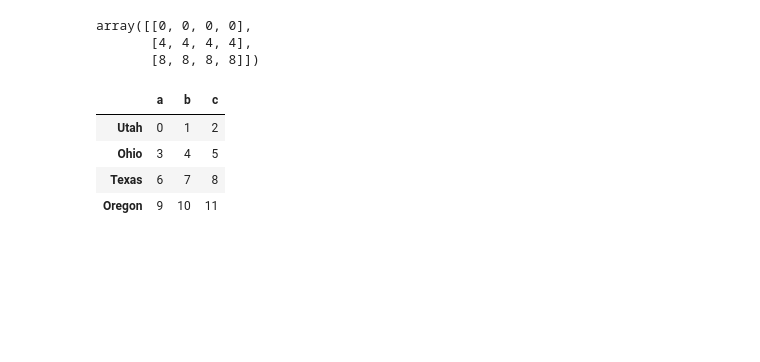
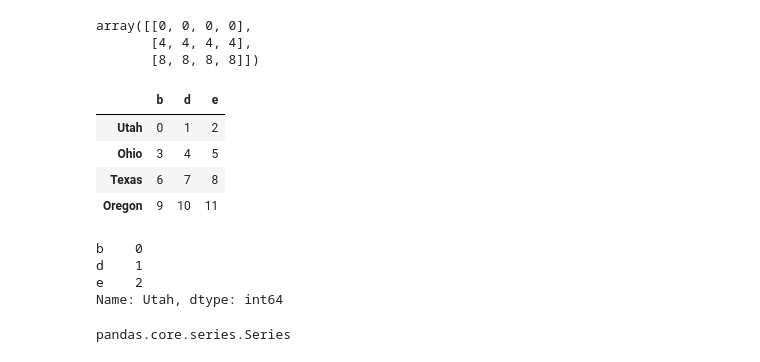
Before and after one commit to wfy0508/LearningPython, a Jupyter notebook: dataAnalysis/chapter5.ipynb, the cells around one changed output. Saved outputs shown, nothing was run; the diff lists cells and outputs as text; code cells hidden in the pictures; blank space fills up the shorter version.

Commit message:
chapter5-pandas-20220501

```diff
--- a/dataAnalysis/chapter5.ipynb
+++ b/dataAnalysis/chapter5.ipynb
@@ -890,11 +890,11 @@ array([[0, 0, 0, 0],
        [8, 8, 8, 8]])
 # %%
 frame = pd.DataFrame(np.arange(12).reshape(4, 3),
-                     columns=list('abc'),
+                     columns=list('bde'),
                      index=['Utah', 'Ohio', 'Texas', 'Oregon'])
 frame
 # %% [output]
-|  | a | b | c |
+|  | b | d | e |
 | Utah | 0 | 1 | 2 |
 | Ohio | 3 | 4 | 5 |
 | Texas | 6 | 7 | 8 |
@@ -901,0 +904,11 @@ frame
+# %%
+series
+# %% [output]
+b    0
+d    1
+e    2
+Name: Utah, dtype: int64
+# %%
+type(series)
+# %% [output]
+pandas.core.series.Series
```
Also changed, not shown: parts of 73 cells of this notebook.
